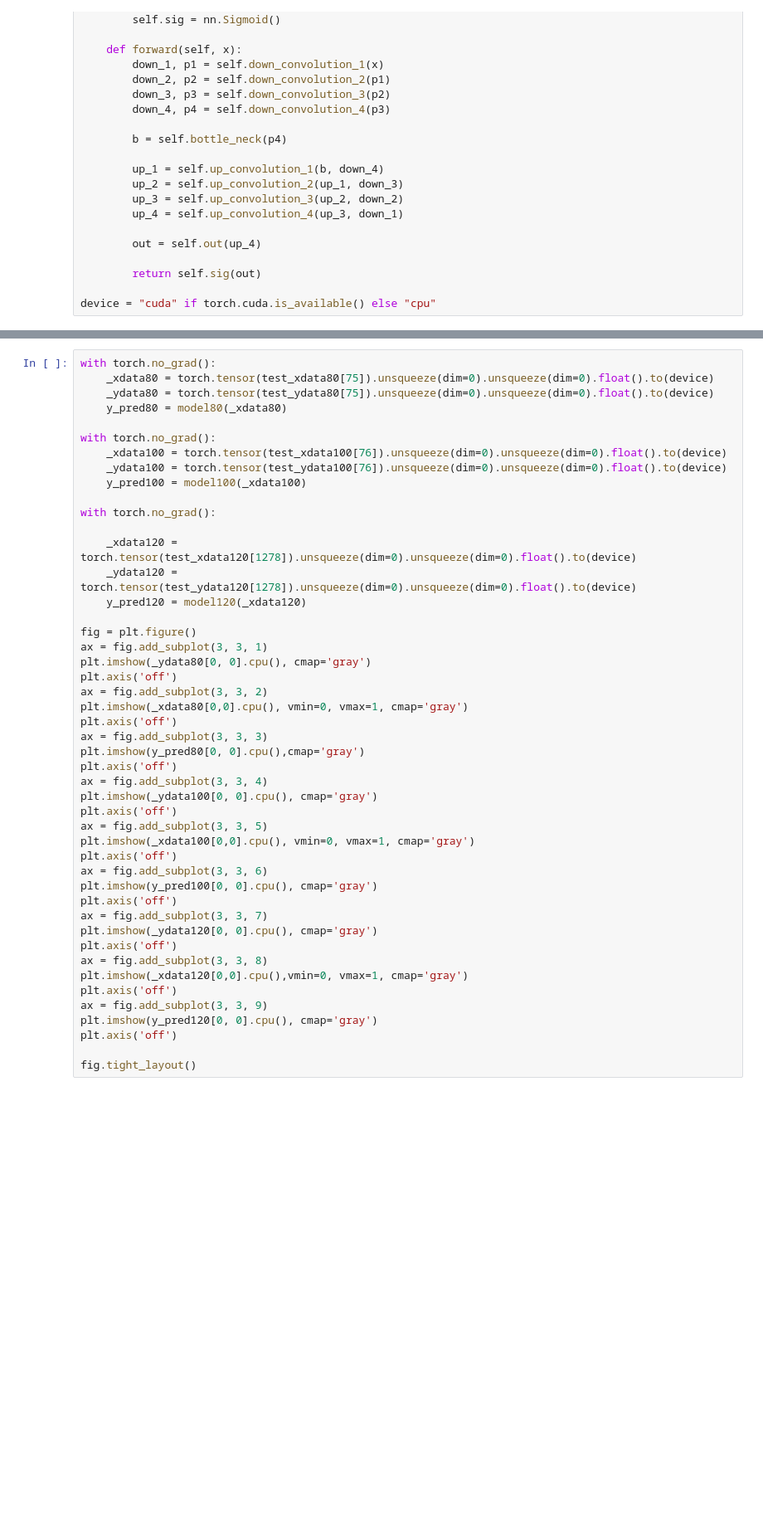
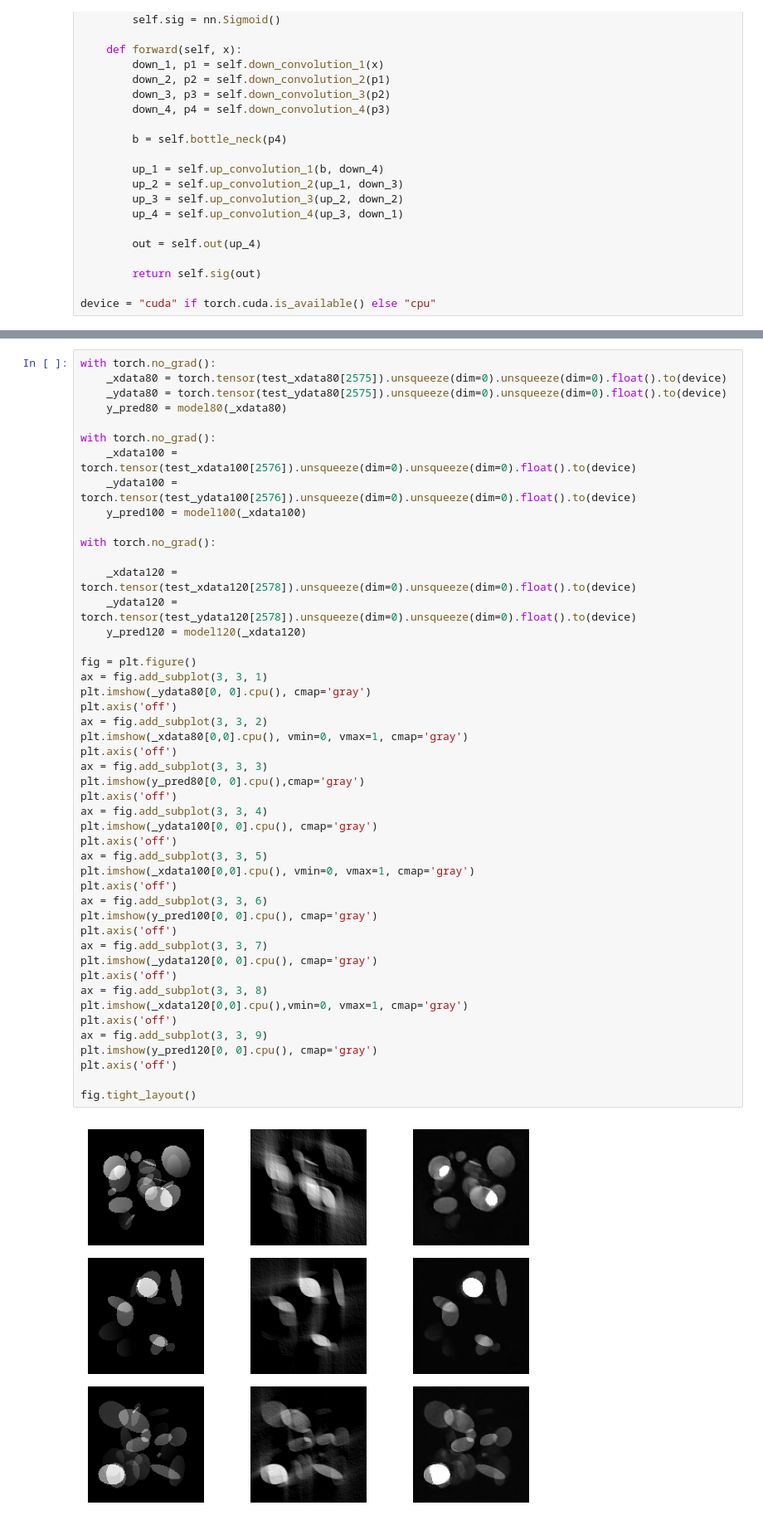
Before and after one commit to lowrank/robustness-limited-angle-tomography, a Jupyter notebook: experiments/examples.ipynb, the cells around one changed output, grey strips where cells are left out. Shown: that part at 83% size. Saved outputs shown, nothing was run; the diff lists cells and outputs as text; blank space fills up the shorter version.

```diff
--- a/experiments/examples.ipynb
+++ b/experiments/examples.ipynb
@@ -209,50 +263,52 @@ model120.eval()
 # %%
 with torch.no_grad():
-    _xdata80 = torch.tensor(test_xdata80[75]).unsqueeze(dim=0).unsqueeze(dim=0).float().to(device)
-    _ydata80 = torch.tensor(test_ydata80[75]).unsqueeze(dim=0).unsqueeze(dim=0).float().to(device)
+    _xdata80 = torch.tensor(test_xdata80[2575]).unsqueeze(dim=0).unsqueeze(dim=0).float().to(device)
+    _ydata80 = torch.tensor(test_ydata80[2575]).unsqueeze(dim=0).unsqueeze(dim=0).float().to(device)
     y_pred80 = model80(_xdata80)
 
 with torch.no_grad():
-    _xdata100 = torch.tensor(test_xdata100[76]).unsqueeze(dim=0).unsqueeze(dim=0).float().to(device)
-    _ydata100 = torch.tensor(test_ydata100[76]).unsqueeze(dim=0).unsqueeze(dim=0).float().to(device)
+    _xdata100 = torch.tensor(test_xdata100[2576]).unsqueeze(dim=0).unsqueeze(dim=0).float().to(device)
+    _ydata100 = torch.tensor(test_ydata100[2576]).unsqueeze(dim=0).unsqueeze(dim=0).float().to(device)
     y_pred100 = model100(_xdata100)
 
 with torch.no_grad():
 
-    _xdata120 = torch.tensor(test_xdata120[1278]).unsqueeze(dim=0).unsqueeze(dim=0).float().to(device)
-    _ydata120 = torch.tensor(test_ydata120[1278]).unsqueeze(dim=0).unsqueeze(dim=0).float().to(device)
+    _xdata120 = torch.tensor(test_xdata120[2578]).unsqueeze(dim=0).unsqueeze(dim=0).float().to(device)
+    _ydata120 = torch.tensor(test_ydata120[2578]).unsqueeze(dim=0).unsqueeze(dim=0).float().to(device)
     y_pred120 = model120(_xdata120)
 
 fig = plt.figure()
 ax = fig.add_subplot(3, 3, 1)
 plt.imshow(_ydata80[0, 0].cpu(), cmap='gray')
 plt.axis('off')
 ax = fig.add_subplot(3, 3, 2)
 plt.imshow(_xdata80[0,0].cpu(), vmin=0, vmax=1, cmap='gray')
 plt.axis('off')
 ax = fig.add_subplot(3, 3, 3)
 plt.imshow(y_pred80[0, 0].cpu(),cmap='gray')
 plt.axis('off')
 ax = fig.add_subplot(3, 3, 4)
 plt.imshow(_ydata100[0, 0].cpu(), cmap='gray')
 plt.axis('off')
 ax = fig.add_subplot(3, 3, 5)
 plt.imshow(_xdata100[0,0].cpu(), vmin=0, vmax=1, cmap='gray')
 plt.axis('off')
 ax = fig.add_subplot(3, 3, 6)
 plt.imshow(y_pred100[0, 0].cpu(), cmap='gray')
 plt.axis('off')
 ax = fig.add_subplot(3, 3, 7)
 plt.imshow(_ydata120[0, 0].cpu(), cmap='gray')
 plt.axis('off')
 ax = fig.add_subplot(3, 3, 8)
 plt.imshow(_xdata120[0,0].cpu(),vmin=0, vmax=1, cmap='gray')
 plt.axis('off')
 ax = fig.add_subplot(3, 3, 9)
 plt.imshow(y_pred120[0, 0].cpu(), cmap='gray')
 plt.axis('off')
 
 fig.tight_layout()
+# %% [output]
+[figure, added]
 # %%
 x_mat = scipy.io.loadmat(os.path.join('misc', 'sq_test_fbp80'))
 x_train = x_mat['H']
```
Also changed, not shown: parts of 9 cells of this notebook, 1 other file.
